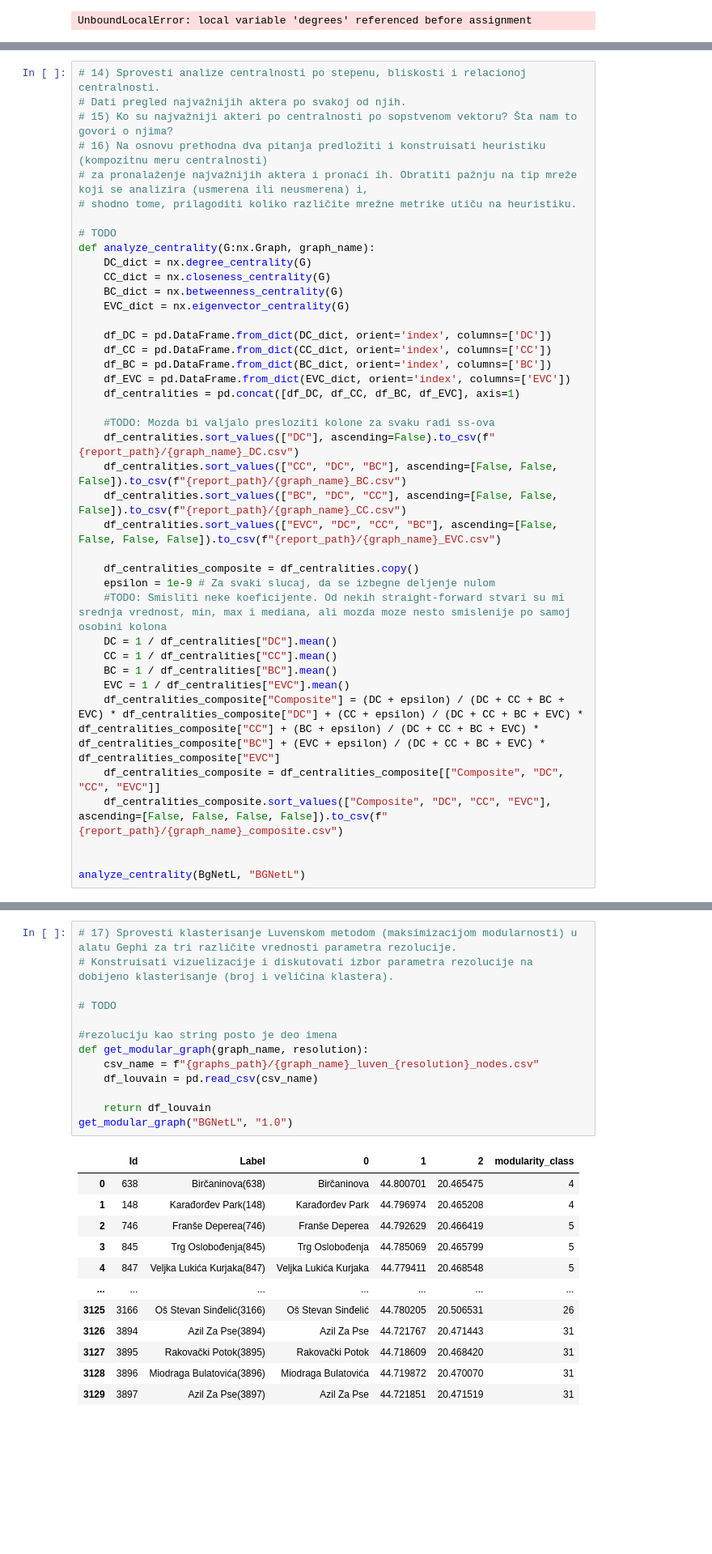
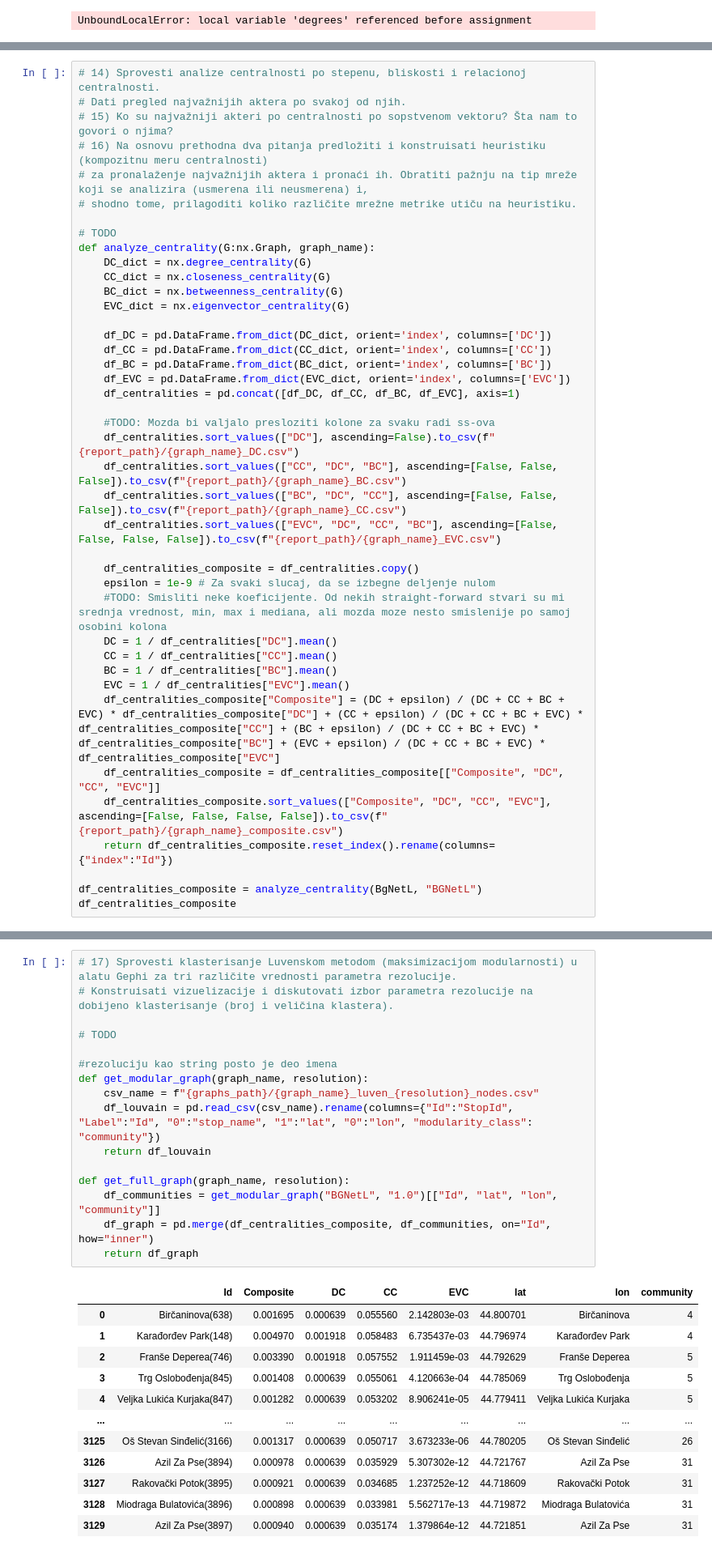
Before and after one commit to markods/BelgradeTransportNet, a Jupyter notebook: src/projekat.ipynb, the cells around one changed output, grey strips where cells are left out. Shown at 81% size. Cells and saved outputs as stored; diff of their text form; blank space fills up the shorter version.

```diff
--- a/src/projekat.ipynb
+++ b/src/projekat.ipynb
@@ -924,6 +924,7 @@ def analyze_centrality(G:nx.Graph, graph_name):
     df_centralities_composite["Composite"] = (DC + epsilon) / (DC + CC + BC + EVC) * df_centralities_composite["DC"] + (CC + epsilon) / (DC + CC + BC + EVC) * df_centralities_composite["CC"] + (BC + epsilon) / (DC + CC + BC + EVC) * df_centralities_composite["BC"] + (EVC + epsilon) / (DC + CC + BC + EVC) * df_centralities_composite["EVC"]
     df_centralities_composite = df_centralities_composite[["Composite", "DC", "CC", "EVC"]]
     df_centralities_composite.sort_values(["Composite", "DC", "CC", "EVC"], ascending=[False, False, False, False]).to_csv(f"{report_path}/{graph_name}_composite.csv")
+    return df_centralities_composite.reset_index().rename(columns={"index":"Id"})
 
-
-analyze_centrality(BgNetL, "BGNetL")
+df_centralities_composite = analyze_centrality(BgNetL, "BGNetL")
+df_centralities_composite
@@ -934,26 +949,29 @@ analyze_centrality(BgNetL, "BGNetL")
 # %%
 # 17) Sprovesti klasterisanje Luvenskom metodom (maksimizacijom modularnosti) u alatu Gephi za tri različite vrednosti parametra rezolucije.
 # Konstruisati vizuelizacije i diskutovati izbor parametra rezolucije na dobijeno klasterisanje (broj i veličina klastera).
 
 # TODO
 
 #rezoluciju kao string posto je deo imena
 def get_modular_graph(graph_name, resolution):
     csv_name = f"{graphs_path}/{graph_name}_luven_{resolution}_nodes.csv"
-    df_louvain = pd.read_csv(csv_name)
+    df_louvain = pd.read_csv(csv_name).rename(columns={"Id":"StopId", "Label":"Id", "0":"stop_name", "1":"lat", "0":"lon", "modularity_class": "community"})
+    return df_louvain
 
-    return df_louvain
-get_modular_graph("BGNetL", "1.0")
+def get_full_graph(graph_name, resolution):
+    df_communities = get_modular_graph("BGNetL", "1.0")[["Id", "lat", "lon", "community"]]
+    df_graph = pd.merge(df_centralities_composite, df_communities, on="Id", how="inner")
+    return df_graph
 # %% [output]
-|  | Id | Label | 0 | 1 | 2 | modularity_class |
-| 0 | 638 | Birčaninova(638) | Birčaninova | 44.800701 | 20.465475 | 4 |
-| 1 | 148 | Karađorđev Park(148) | Karađorđev Park | 44.796974 | 20.465208 | 4 |
-| 2 | 746 | Franše Deperea(746) | Franše Deperea | 44.792629 | 20.466419 | 5 |
-| 3 | 845 | Trg Oslobođenja(845) | Trg Oslobođenja | 44.785069 | 20.465799 | 5 |
-| 4 | 847 | Veljka Lukića Kurjaka(847) | Veljka Lukića Kurjaka | 44.779411 | 20.468548 | 5 |
-| ... | ... | ... | ... | ... | ... | ... |
-| 3125 | 3166 | Oš Stevan Sinđelić(3166) | Oš Stevan Sinđelić | 44.780205 | 20.506531 | 26 |
-| 3126 | 3894 | Azil Za Pse(3894) | Azil Za Pse | 44.721767 | 20.471443 | 31 |
-| 3127 | 3895 | Rakovački Potok(3895) | Rakovački Potok | 44.718609 | 20.468420 | 31 |
-| 3128 | 3896 | Miodraga Bulatovića(3896) | Miodraga Bulatovića | 44.719872 | 20.470070 | 31 |
-| 3129 | 3897 | Azil Za Pse(3897) | Azil Za Pse | 44.721851 | 20.471519 | 31 |
+|  | Id | Composite | DC | CC | EVC | lat | lon | community |
+| 0 | Birčaninova(638) | 0.001695 | 0.000639 | 0.055560 | 2.142803e-03 | 44.800701 | Birčaninova | 4 |
+| 1 | Karađorđev Park(148) | 0.004970 | 0.001918 | 0.058483 | 6.735437e-03 | 44.796974 | Karađorđev Park | 4 |
+| 2 | Franše Deperea(746) | 0.003390 | 0.001918 | 0.057552 | 1.911459e-03 | 44.792629 | Franše Deperea | 5 |
+| 3 | Trg Oslobođenja(845) | 0.001408 | 0.000639 | 0.055061 | 4.120663e-04 | 44.785069 | Trg Oslobođenja | 5 |
+| 4 | Veljka Lukića Kurjaka(847) | 0.001282 | 0.000639 | 0.053202 | 8.906241e-05 | 44.779411 | Veljka Lukića Kurjaka | 5 |
+| ... | ... | ... | ... | ... | ... | ... | ... | ... |
+| 3125 | Oš Stevan Sinđelić(3166) | 0.001317 | 0.000639 | 0.050717 | 3.673233e-06 | 44.780205 | Oš Stevan Sinđelić | 26 |
+| 3126 | Azil Za Pse(3894) | 0.000978 | 0.000639 | 0.035929 | 5.307302e-12 | 44.721767 | Azil Za Pse | 31 |
+| 3127 | Rakovački Potok(3895) | 0.000921 | 0.000639 | 0.034685 | 1.237252e-12 | 44.718609 | Rakovački Potok | 31 |
+| 3128 | Miodraga Bulatovića(3896) | 0.000898 | 0.000639 | 0.033981 | 5.562717e-13 | 44.719872 | Miodraga Bulatovića | 31 |
+| 3129 | Azil Za Pse(3897) | 0.000940 | 0.000639 | 0.035174 | 1.379864e-12 | 44.721851 | Azil Za Pse | 31 |
```
Also changed, not shown: parts of 3 cells of this notebook, 23 other files.
